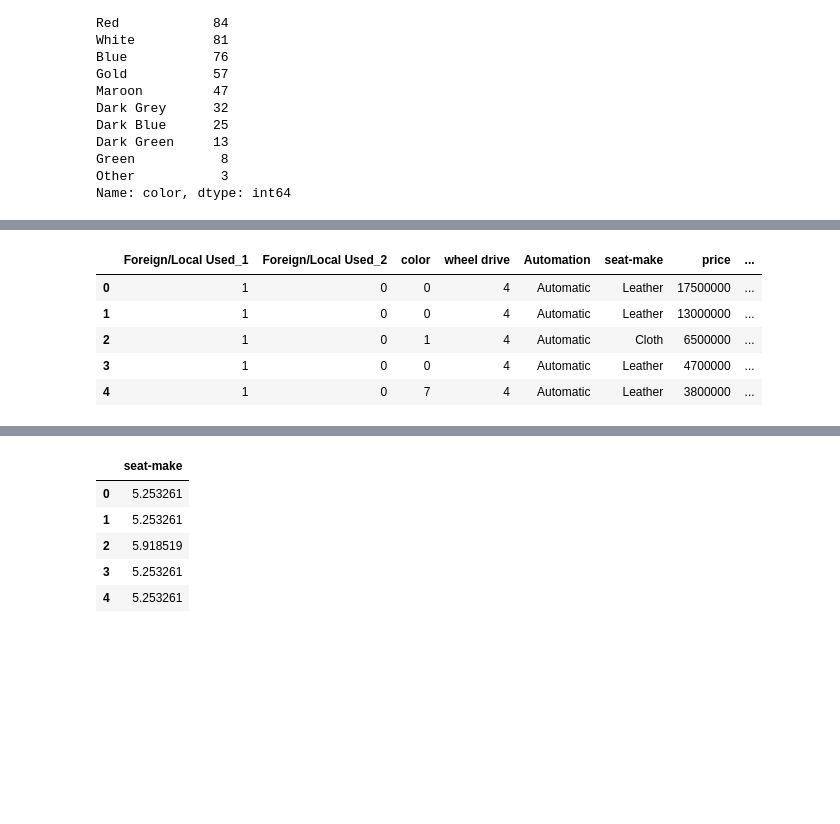
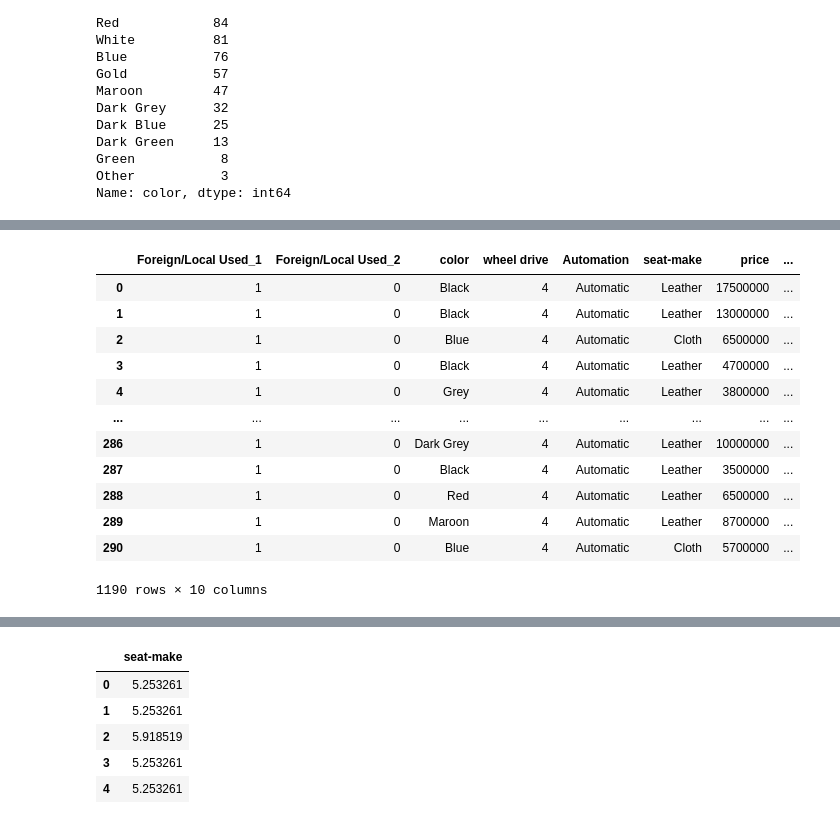
Before and after one commit to samsonafo/dsr-trees, a Jupyter notebook: encoding.ipynb, the cells around one changed output, grey strips where cells are left out. Drawn from its saved outputs; the diff is of its cells as text; code cells hidden in the pictures; blank space fills up the shorter version.

```diff
--- a/encoding.ipynb
+++ b/encoding.ipynb
@@ -28,7 +28,7 @@ import category_encoders as ce
 import pandas as pd
 import numpy as np
 
-data = pd.read_csv('./data/cars.csv',index_col=0)
+data = pd.read_csv('./data/cars/cars.csv',index_col=0)
 data.head()
 # %% [output]
 |  | Foreign/Local Used | color | wheel drive | Automation | seat-make | price | description | make-year | ... |
@@ -74,16 +74,23 @@ data.head()
 # %%
 #one hot encoding for Foreign/Local Used column
 
 # create an object of the OneHotEncoder
 ce_one = ce.OneHotEncoder(cols=['Foreign/Local Used'])
 
-ce_one.fit_transform(data).head()
+ce_one.fit_transform(data)
 # %% [output]
 |  | Foreign/Local Used_1 | Foreign/Local Used_2 | color | wheel drive | Automation | seat-make | price | ... |
-| 0 | 1 | 0 | 0 | 4 | Automatic | Leather | 17500000 | ... |
-| 1 | 1 | 0 | 0 | 4 | Automatic | Leather | 13000000 | ... |
-| 2 | 1 | 0 | 1 | 4 | Automatic | Cloth | 6500000 | ... |
-| 3 | 1 | 0 | 0 | 4 | Automatic | Leather | 4700000 | ... |
-| 4 | 1 | 0 | 7 | 4 | Automatic | Leather | 3800000 | ... |
+| 0 | 1 | 0 | Black | 4 | Automatic | Leather | 17500000 | ... |
+| 1 | 1 | 0 | Black | 4 | Automatic | Leather | 13000000 | ... |
+| 2 | 1 | 0 | Blue | 4 | Automatic | Cloth | 6500000 | ... |
+| 3 | 1 | 0 | Black | 4 | Automatic | Leather | 4700000 | ... |
+| 4 | 1 | 0 | Grey | 4 | Automatic | Leather | 3800000 | ... |
+| ... | ... | ... | ... | ... | ... | ... | ... | ... |
+| 286 | 1 | 0 | Dark Grey | 4 | Automatic | Leather | 10000000 | ... |
+| 287 | 1 | 0 | Black | 4 | Automatic | Leather | 3500000 | ... |
+| 288 | 1 | 0 | Red | 4 | Automatic | Leather | 6500000 | ... |
+| 289 | 1 | 0 | Maroon | 4 | Automatic | Leather | 8700000 | ... |
+| 290 | 1 | 0 | Blue | 4 | Automatic | Cloth | 5700000 | ... |
+1190 rows × 10 columns
 # %%
 #get_dummies
```
Also changed, not shown: parts of 3 cells of this notebook, 7 other files.
